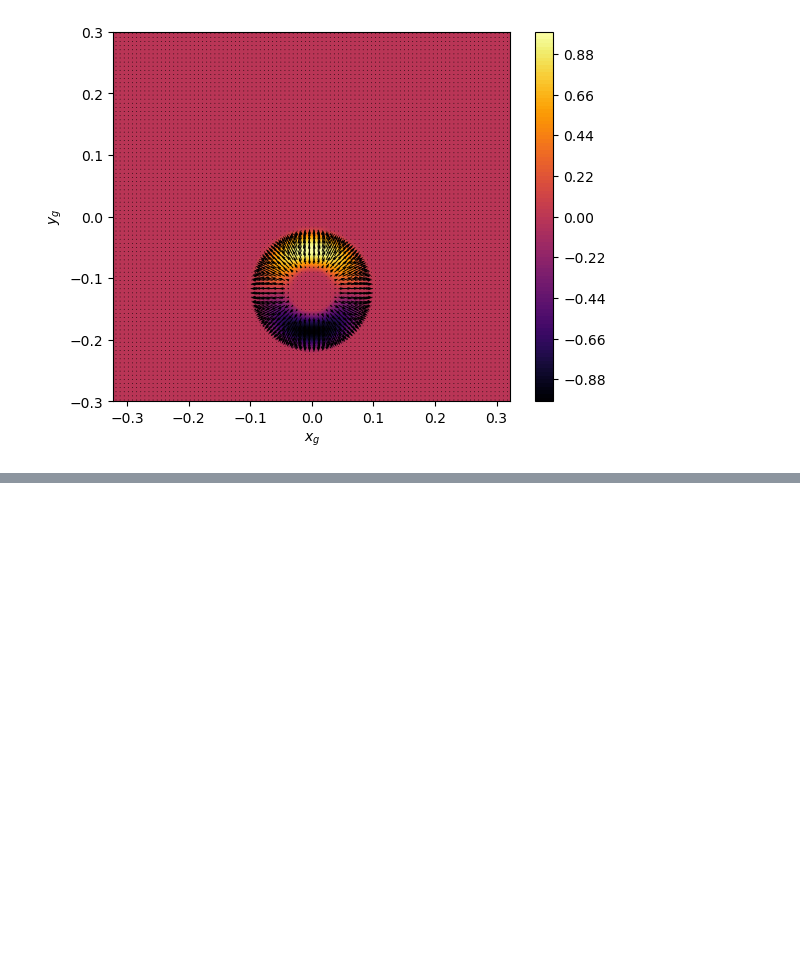
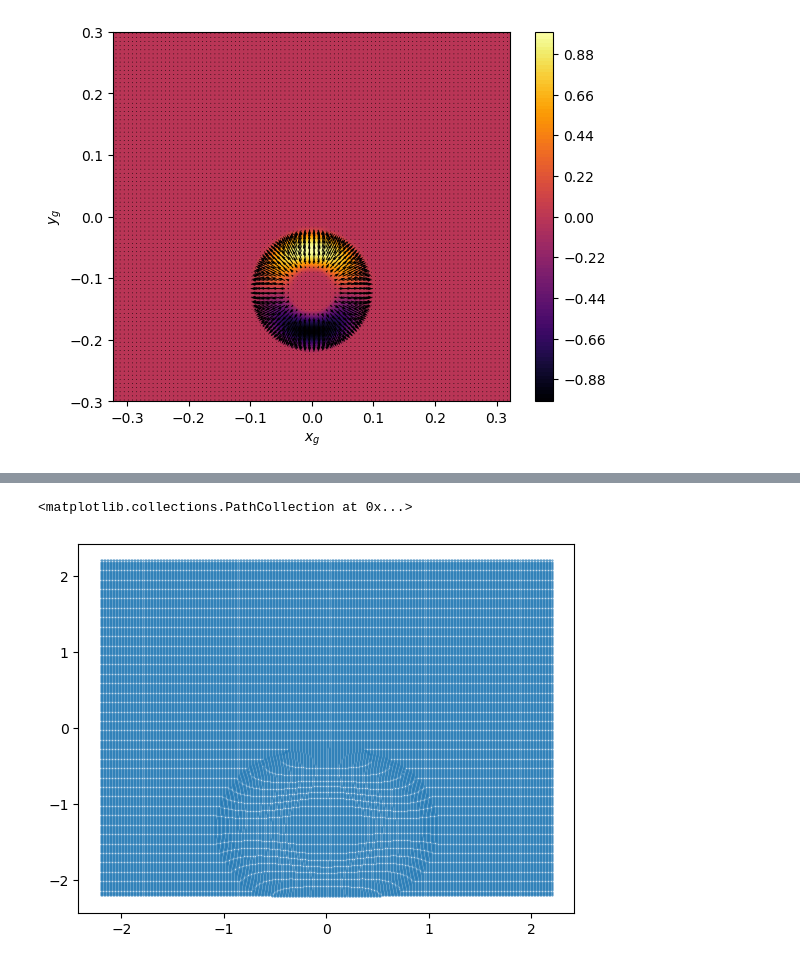
Before and after one commit to vandelij/plasma_diagnostic_hw, a Jupyter notebook: HW4.ipynb, the cells around one changed output, grey strips where cells are left out. Drawn from its saved outputs; the diff is of its cells as text; code cells hidden in the pictures; blank space fills up the shorter version.

```diff
--- a/HW4.ipynb
+++ b/HW4.ipynb
@@ -311,0 +414,5 @@ plt.ylim((-Ly*2.5, Ly*2.5))
+# %%
+plt.scatter(xs, ys, alpha=0.8, s=0.2)
+# %% [output]
+<matplotlib.collections.PathCollection at 0x...>
+[figure, added]
```
Also changed, not shown: parts of 4 cells of this notebook.
